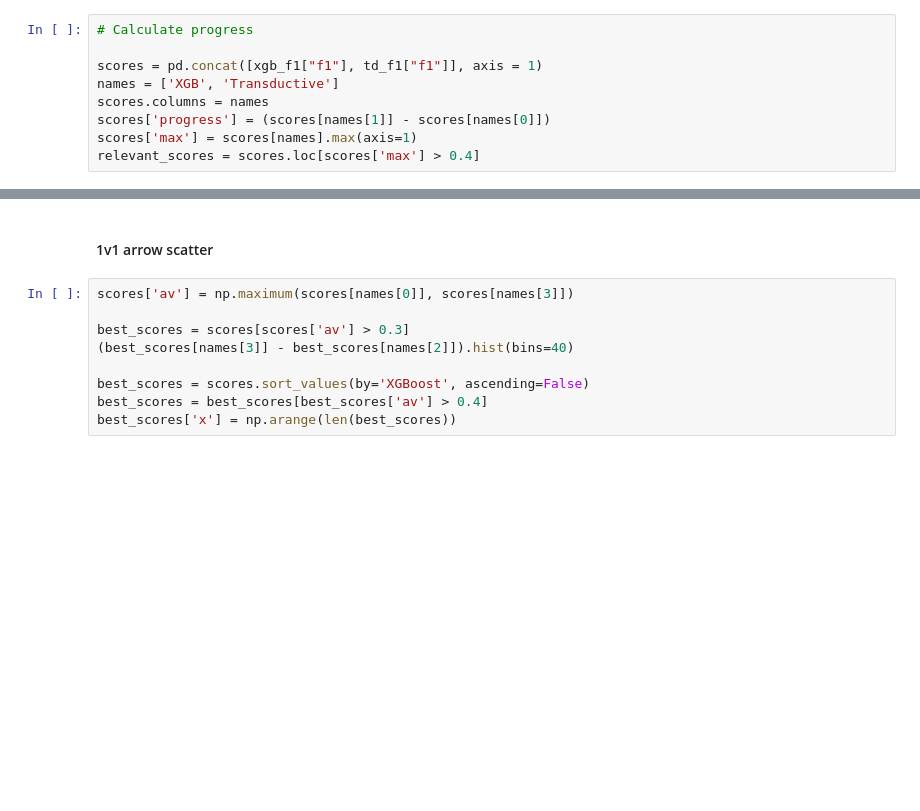
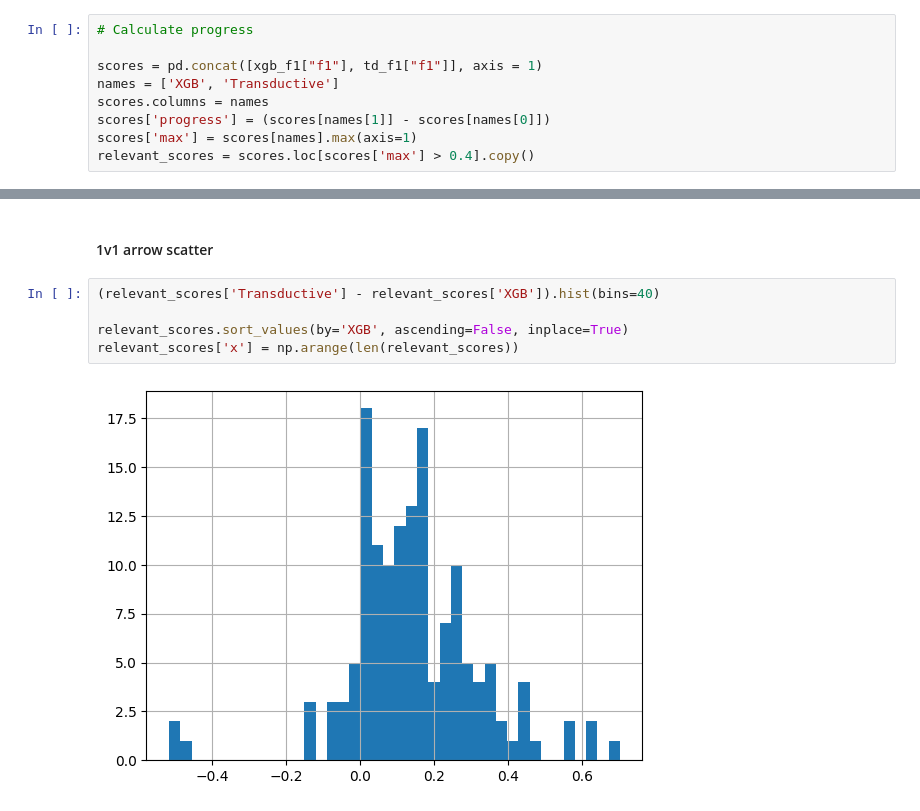
Before and after one commit to morand-g/malpolon-marbec, a Jupyter notebook: examples/RLS/RLS - Model comparison.ipynb, the cells around one changed output, grey strips where cells are left out. Saved outputs shown, nothing was run; the diff lists cells and outputs as text; blank space fills up the shorter version.

```diff
--- a/examples/RLS/RLS - Model comparison.ipynb
+++ b/examples/RLS/RLS - Model comparison.ipynb
@@ -208,7 +235,7 @@ names = ['XGB', 'Transductive']
 scores.columns = names
 scores['progress'] = (scores[names[1]] - scores[names[0]])
 scores['max'] = scores[names].max(axis=1)
-relevant_scores = scores.loc[scores['max'] > 0.4]
+relevant_scores = scores.loc[scores['max'] > 0.4].copy()
 # %%
 # Add traits to scores
 
@@ -316,12 +345,10 @@ ax.set(xlabel=names[0] + ' F1', ylabel=names[3] + ' F1')
 # %% [markdown]
 #### 1v1 arrow scatter
 # %%
-scores['av'] = np.maximum(scores[names[0]], scores[names[3]])
+(relevant_scores['Transductive'] - relevant_scores['XGB']).hist(bins=40)
 
-best_scores = scores[scores['av'] > 0.3]
-(best_scores[names[3]] - best_scores[names[2]]).hist(bins=40)
-
-best_scores = scores.sort_values(by='XGBoost', ascending=False)
-best_scores = best_scores[best_scores['av'] > 0.4]
-best_scores['x'] = np.arange(len(best_scores))
+relevant_scores.sort_values(by='XGB', ascending=False, inplace=True)
+relevant_scores['x'] = np.arange(len(relevant_scores))
+# %% [output]
+[figure, added]
 # %%
```
Also changed, not shown: parts of 11 cells of this notebook, 2 other files.
